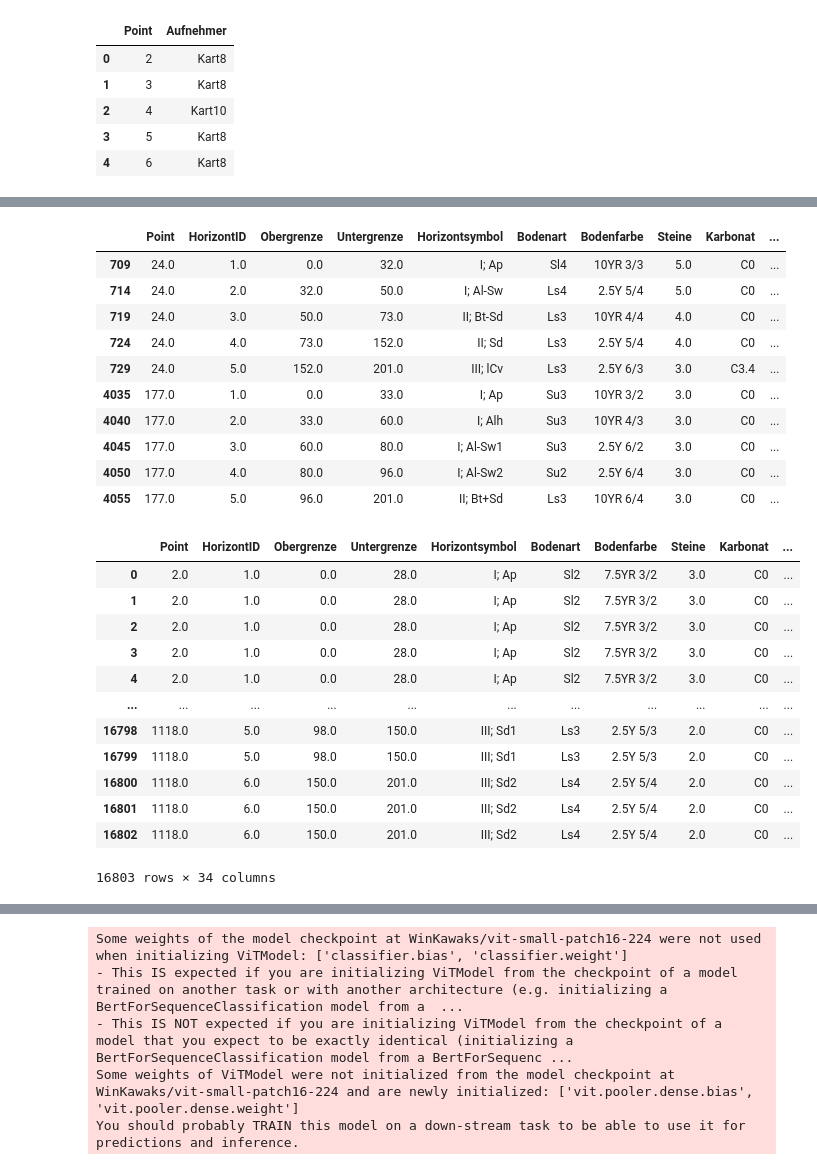
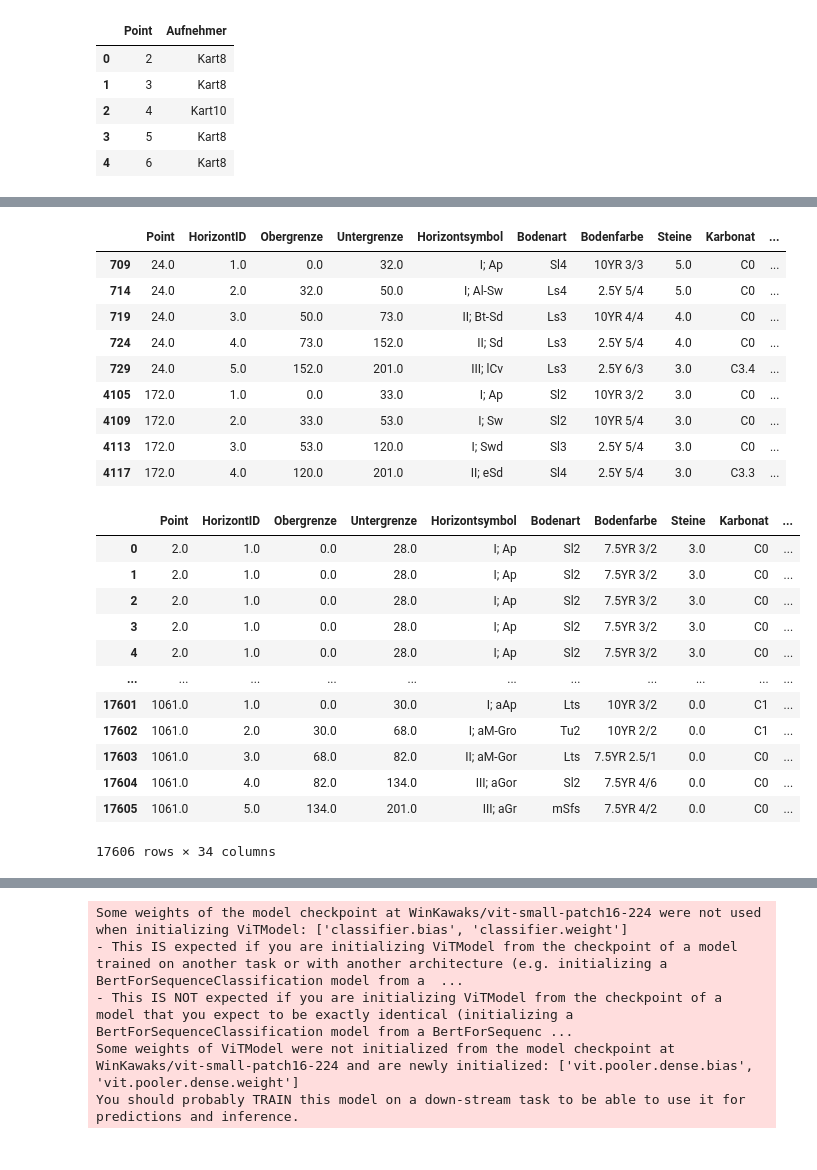
Before and after one commit to calgo-lab/BGR, a Jupyter notebook: notebooks/cv-scratchpad.ipynb, the cells around one changed output, grey strips where cells are left out. Saved outputs shown, nothing was run; the diff lists cells and outputs as text; code cells hidden in the pictures.

```diff
--- a/notebooks/cv-scratchpad.ipynb
+++ b/notebooks/cv-scratchpad.ipynb
@@ -18,9 +18,7 @@ path_csv_annotator_ids = '../data/BGR/Kartierer_ID.csv'
 path_csv_locations = '../data/BGR/STANDORT.csv'
 path_horizons_simple = '../data/BGR/Vereinfachung_Horizontsymbole.csv'
 #path_pictures = "/Users/felix/Library/CloudStorage/Dropbox/data/BGR-Data-Bodenhorizonte/Profilbilder/"
-path_pictures = "../data/BGR/Profilbilder/"
-path_images = "images"
-path_masks = "masks"
+path_pictures = "../data/BGR/Profilbilder_no_ruler/"
 # %%
 df = pd.read_csv(path_csv)
 print(len(df.index))
@@ -56,26 +43,0 @@ df_simple.head()
-# %%
-# Add an extra column to the original dataset with the simplified horizon symbols
-
-# Function to simplify a complex string based on the mapping
-def simplify_string(complex_string, mapping_df):
-    complex_symb = complex_string.split('; ')[1]
-    # Find the matching simplified part in the mapping DataFrame
-    simple_symb_series = mapping_df['stark vereinfacht'][mapping_df['Horiz'] == complex_symb]
-
-    # Keep the complex symbol, when there is no simplified alternative
-    if not simple_symb_series.empty:
-        simple_symb = simple_symb_series.values[0]
-    else:
-        simple_symb = complex_symb
-
-    return simple_symb
-
-# Apply the simplification function to each row of the 'Horizontsymbol' column
-df['Horizontsymbol_einfach'] = df['Horizontsymbol'].apply(lambda x: simplify_string(x, df_simple))
-
-# Reorder the columns
-cols = df.columns.tolist()
-cols.insert(cols.index('Horizontsymbol') + 1, 'Horizontsymbol_einfach')
-cols.pop() # remove the duplicate at the end
-df = df[cols]
-df
@@ -152,18 +100,16 @@ df[df['ycoord']=='N0'] # invalid ycoord?
 | 719 | 24.0 | 3.0 | 50.0 | 73.0 | II; Bt-Sd | Ls3 | 10YR 4/4 | 4.0 | C0 | ... |
 | 724 | 24.0 | 4.0 | 73.0 | 152.0 | II; Sd | Ls3 | 2.5Y 5/4 | 4.0 | C0 | ... |
 | 729 | 24.0 | 5.0 | 152.0 | 201.0 | III; lCv | Ls3 | 2.5Y 6/3 | 3.0 | C3.4 | ... |
-| 4035 | 177.0 | 1.0 | 0.0 | 33.0 | I; Ap | Su3 | 10YR 3/2 | 3.0 | C0 | ... |
-| 4040 | 177.0 | 2.0 | 33.0 | 60.0 | I; Alh | Su3 | 10YR 4/3 | 3.0 | C0 | ... |
-| 4045 | 177.0 | 3.0 | 60.0 | 80.0 | I; Al-Sw1 | Su3 | 2.5Y 6/2 | 3.0 | C0 | ... |
-| 4050 | 177.0 | 4.0 | 80.0 | 96.0 | I; Al-Sw2 | Su2 | 2.5Y 6/4 | 3.0 | C0 | ... |
-| 4055 | 177.0 | 5.0 | 96.0 | 201.0 | II; Bt+Sd | Ls3 | 10YR 6/4 | 3.0 | C0 | ... |
+| 4105 | 172.0 | 1.0 | 0.0 | 33.0 | I; Ap | Sl2 | 10YR 3/2 | 3.0 | C0 | ... |
+| 4109 | 172.0 | 2.0 | 33.0 | 53.0 | I; Sw | Sl2 | 10YR 5/4 | 3.0 | C0 | ... |
+| 4113 | 172.0 | 3.0 | 53.0 | 120.0 | I; Swd | Sl3 | 2.5Y 5/4 | 3.0 | C0 | ... |
+| 4117 | 172.0 | 4.0 | 120.0 | 201.0 | II; eSd | Sl4 | 2.5Y 5/4 | 3.0 | C3.3 | ... |
 # %%
 keep_columns = ['Point',
                 'HorizontID',
                 'Obergrenze',
                 'Untergrenze',
-                #'Horizontsymbol',
-                'Horizontsymbol_einfach',
+                'Horizontsymbol',
                 'Bodenart',
                 'Bodenfarbe',
                 'Steine',
@@ -185,39 +131,39 @@ keep_columns = ['Point',
                 'GrundwaStufe',
                 'GrundwaStand',
                 'Moormaechtigkeit',
                 'Torfmaechtigkeit',
                 'Neigung',
                 'Exposition',
                 'Woelbung',
                 'Reliefformtyp',
                 'LageImRelief',
                 'KV_0_30',
                 'KV_30_100']
 
 df = df[keep_columns]
 
 df['GrundwaStand'] = df['GrundwaStand'].str.replace('>','').astype(float)
 #df['xcoord'] = df['xcoord'].str.replace(',','.').astype(float)
 #df['ycoord'] = df['ycoord'].str.replace(',','.').astype(float)
 df['ycoord'] = df['ycoord'].str.replace('N0','0').astype(float)
 #df['KV_0_30'] = df['KV_0_30'].str.replace(',','.').astype(float)
 #df['KV_30_100'] = df['KV_30_100'].str.replace(',','.').astype(float)
 
 df
 # %% [output]
 |  | Point | HorizontID | Obergrenze | Untergrenze | Horizontsymbol | Bodenart | Bodenfarbe | Steine | Karbonat | ... |
 | 0 | 2.0 | 1.0 | 0.0 | 28.0 | I; Ap | Sl2 | 7.5YR 3/2 | 3.0 | C0 | ... |
 | 1 | 2.0 | 1.0 | 0.0 | 28.0 | I; Ap | Sl2 | 7.5YR 3/2 | 3.0 | C0 | ... |
 | 2 | 2.0 | 1.0 | 0.0 | 28.0 | I; Ap | Sl2 | 7.5YR 3/2 | 3.0 | C0 | ... |
 | 3 | 2.0 | 1.0 | 0.0 | 28.0 | I; Ap | Sl2 | 7.5YR 3/2 | 3.0 | C0 | ... |
 | 4 | 2.0 | 1.0 | 0.0 | 28.0 | I; Ap | Sl2 | 7.5YR 3/2 | 3.0 | C0 | ... |
 | ... | ... | ... | ... | ... | ... | ... | ... | ... | ... | ... |
-| 16798 | 1118.0 | 5.0 | 98.0 | 150.0 | III; Sd1 | Ls3 | 2.5Y 5/3 | 2.0 | C0 | ... |
-| 16799 | 1118.0 | 5.0 | 98.0 | 150.0 | III; Sd1 | Ls3 | 2.5Y 5/3 | 2.0 | C0 | ... |
-| 16800 | 1118.0 | 6.0 | 150.0 | 201.0 | III; Sd2 | Ls4 | 2.5Y 5/4 | 2.0 | C0 | ... |
-| 16801 | 1118.0 | 6.0 | 150.0 | 201.0 | III; Sd2 | Ls4 | 2.5Y 5/4 | 2.0 | C0 | ... |
-| 16802 | 1118.0 | 6.0 | 150.0 | 201.0 | III; Sd2 | Ls4 | 2.5Y 5/4 | 2.0 | C0 | ... |
+| 17601 | 1061.0 | 1.0 | 0.0 | 30.0 | I; aAp | Lts | 10YR 3/2 | 0.0 | C1 | ... |
+| 17602 | 1061.0 | 2.0 | 30.0 | 68.0 | I; aM-Gro | Tu2 | 10YR 2/2 | 0.0 | C1 | ... |
+| 17603 | 1061.0 | 3.0 | 68.0 | 82.0 | II; aM-Gor | Lts | 7.5YR 2.5/1 | 0.0 | C0 | ... |
+| 17604 | 1061.0 | 4.0 | 82.0 | 134.0 | III; aGor | Sl2 | 7.5YR 4/6 | 0.0 | C0 | ... |
+| 17605 | 1061.0 | 5.0 | 134.0 | 201.0 | III; aGr | mSfs | 7.5YR 4/2 | 0.0 | C0 | ... |
-16803 rows × 34 columns
+17606 rows × 34 columns
 # %%
 #from ydata_profiling import ProfileReport
 #profile = ProfileReport(df.drop('file', axis=1), title="Profiling Report")
```
Also changed, not shown: parts of 16 cells of this notebook.
